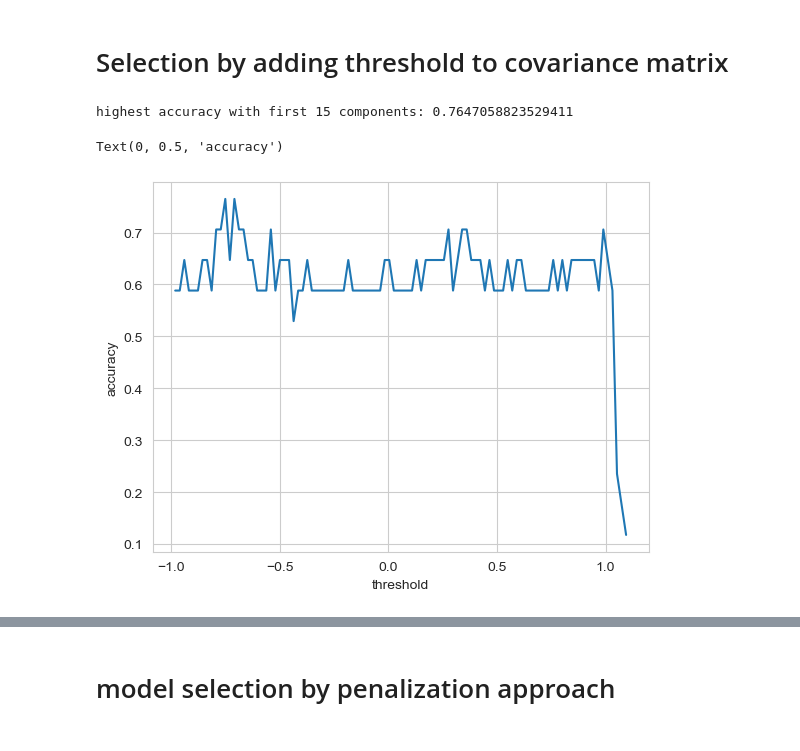
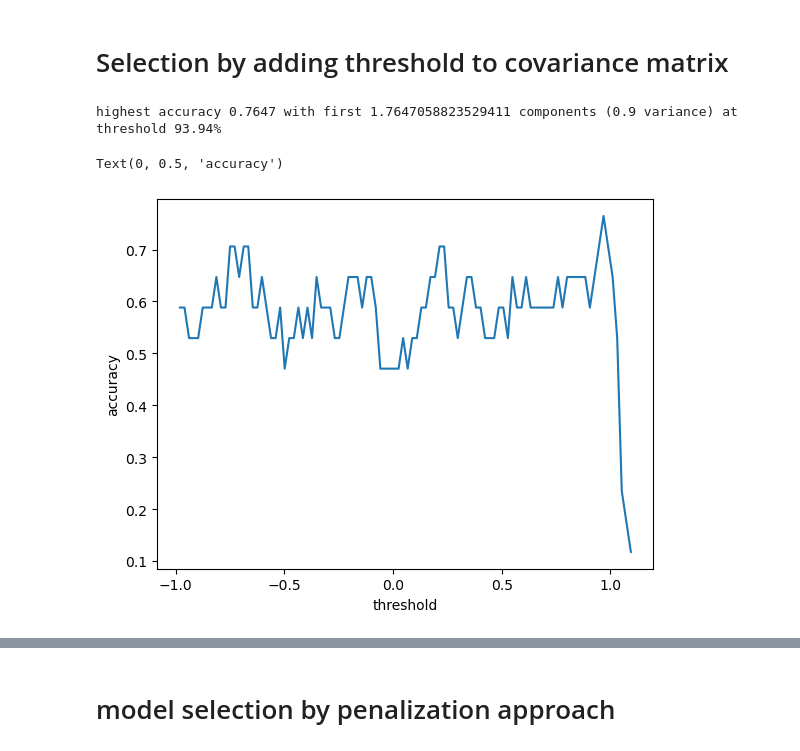
Before and after one commit to hereistheusername/Urban-Land-Cover-Data-Analysis, a Jupyter notebook: urban land cover analysis.ipynb, the cells around one changed output, grey strips where cells are left out. Drawn from its saved outputs; the diff is of its cells as text; code cells hidden in the pictures.

```diff
--- a/urban land cover analysis.ipynb
+++ b/urban land cover analysis.ipynb
@@ -260,6 +270,6 @@ Try taking 95% of the variance, which means first 24 component
 # %%
-clf = MultiOutputClassifier(LogisticRegression()).fit(pca.transform(X_train)[:, :24], y_train)
-y_pred = clf.predict(pca.transform(X_valid)[:, :24])
+clf = MultiOutputClassifier(LogisticRegression()).fit(pca.transform(X_train)[:, :index_of_95 + 1], y_train)
+y_pred = clf.predict(pca.transform(X_valid)[:, :index_of_95 + 1])
 comp = (np.argmax(y_pred, axis=1) == np.argmax(y_valid.to_numpy(), axis=1))
 acc = np.sum(comp)/len(comp)
 print('accuracy: {:.4f}%'.format(100* acc))
@@ -268,24 +278,25 @@ accuracy: 58.8235%
 # %% [markdown]
 The accuracy didn't improve anymore.
 # %%
-y_pred = clf.predict(pca.transform(X_test)[:, :24])
+y_pred = clf.predict(pca.transform(X_test)[:, :index_of_95 + 1])
 comp = (np.argmax(y_pred, axis=1) == np.argmax(y_test.to_numpy(), axis=1))
 acc = np.sum(comp)/len(comp)
 print('accuracy on test data: {:.4f}%'.format(100* acc))
 # %% [output]
 accuracy on test data: 53.8462%
 # %%
-valid_acc = list()
-test_acc = list()
-num_of_components = np.linspace(1, 50, 50, dtype=np.int32)
-for n in num_of_components:
+valid_acc_PCA = list()
+test_acc_PCA = list()
+ratios = np.linspace(0.7, 0.99, 15)
+n_components = [np.argmax(variance_table_pca.loc['cumulative variance'] > r) + 1 for r in ratios]
+for n in n_components:
     clf = MultiOutputClassifier(LogisticRegression()).fit(pca.transform(X_train)[:, :n], y_train)
     y_pred = clf.predict(pca.transform(X_valid)[:, :n])
     comp = (np.argmax(y_pred, axis=1) == np.argmax(y_valid.to_numpy(), axis=1))
-    valid_acc.append(np.mean(comp))
+    valid_acc_PCA.append(np.mean(comp))
     y_pred = clf.predict(pca.transform(X_test)[:, :n])
     comp = (np.argmax(y_pred, axis=1) == np.argmax(y_test.to_numpy(), axis=1))
-    test_acc.append(np.mean(comp))
+    test_acc_PCA.append(np.mean(comp))
 # %%
 fig = plt.figure()
 ax = fig.gca()
@@ -307,11 +318,13 @@ def selecting_by_thresholding(X: np.ndarray,
                               y_test: np.ndarray,
                               cov_matrix: np.ndarray,
                               threshold_array: typing.Iterable,
-                              cumulative_variance: int = 0.95) -> typing.Tuple:
+                              cumulative_variance: float = 0.95) -> typing.Tuple:
     acc_array = list()
     better_model = None
     trans_U = None
     highest_acc = -1
+    comp_highest_acc = -1
+    at_threshold = -1
     for t in threshold_array:
         S = cov_matrix.copy()
         S[S < t] = 0
@@ -335,27 +348,31 @@ def selecting_by_thresholding(X: np.ndarray,
             better_model = model
             trans_U = U
             highest_acc = acc
+            comp_highest_acc = index_of_95
+            at_threshold = t
 
-    return acc_array, better_model, trans_U, highest_acc
+    return acc_array, better_model, trans_U, highest_acc, highest_acc + 1, 100 * (at_threshold - threshold_array[0]) / (threshold_array[-1] - threshold_array[0])
 # %%
 X_train, X_valid, y_train, y_valid = train_test_split(data_standardized, y_in_ohc, train_size=0.9, random_state=42)
 cov_matrix = np.cov(X_train, rowvar=False)
 lower_bound = np.min(cov_matrix)
 upper_bound = np.max(cov_matrix)
 threshold_array = np.linspace(lower_bound, upper_bound, 100)
-acc_array, better_model, U, highest_acc = selecting_by_thresholding(
-    X_train, y_train, X_valid, y_valid, cov_matrix, threshold_array
+acc_array, better_model, U, highest_acc, comp_highest_acc, at_threshold = selecting_by_thresholding(
+    X_train, y_train, X_valid, y_valid, cov_matrix, threshold_array, cumulative_variance=0.9
 )
-print('highest accuracy with first 15 components: {}'.format(highest_acc))
+print('highest accuracy {:.4f} with first {} components (0.9 variance) at threshold {:.2f}%'.format(
+    highest_acc, comp_highest_acc, at_threshold
+))
 fig = plt.figure()
 ax = fig.gca()
 ax.plot(threshold_array, acc_array)
 ax.set_xlabel('threshold')
 ax.set_ylabel('accuracy')
 # %% [output]
-highest accuracy with first 15 components: 0.7647058823529411
+highest accuracy 0.7647 with first 1.7647058823529411 components (0.9 variance) at threshold 93.94%
 Text(0, 0.5, 'accuracy')
-[figure, old version]
+[figure, new version]
 # %%
 y_pred = better_model.predict(np.matmul(X_test, U))
 comp = np.equal(np.argmax(y_pred, axis=1), np.argmax(y_test.to_numpy(), axis=1))
```
Also changed, not shown: parts of 19 cells of this notebook, 2 other files.
